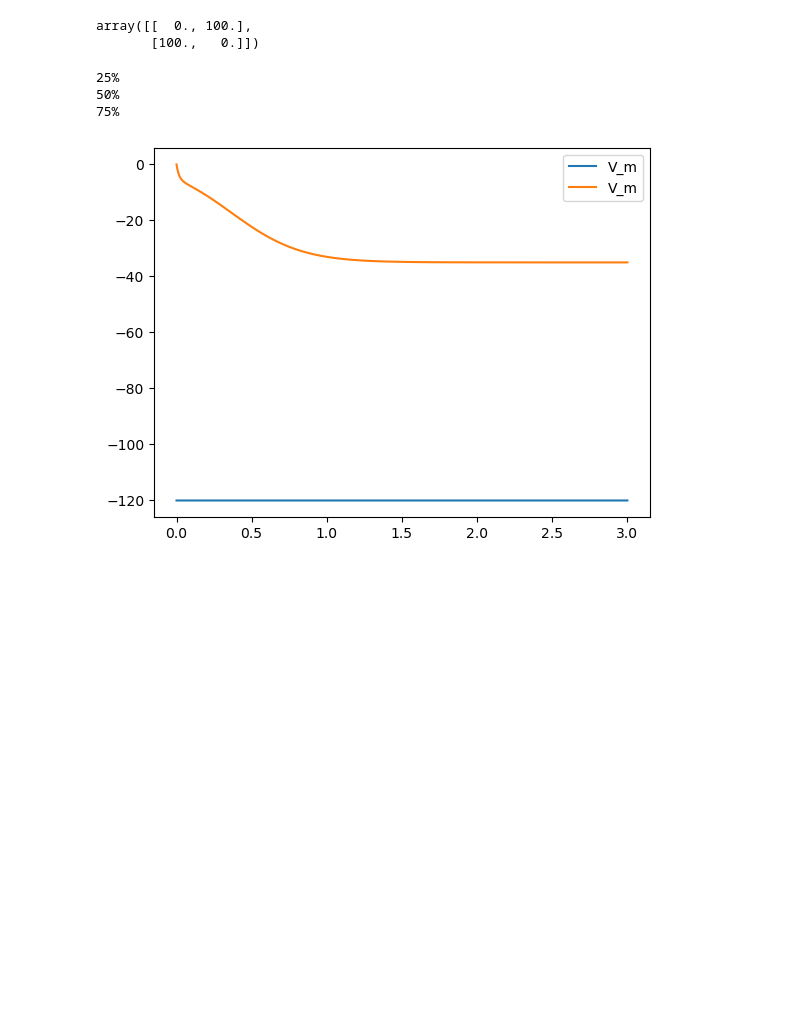
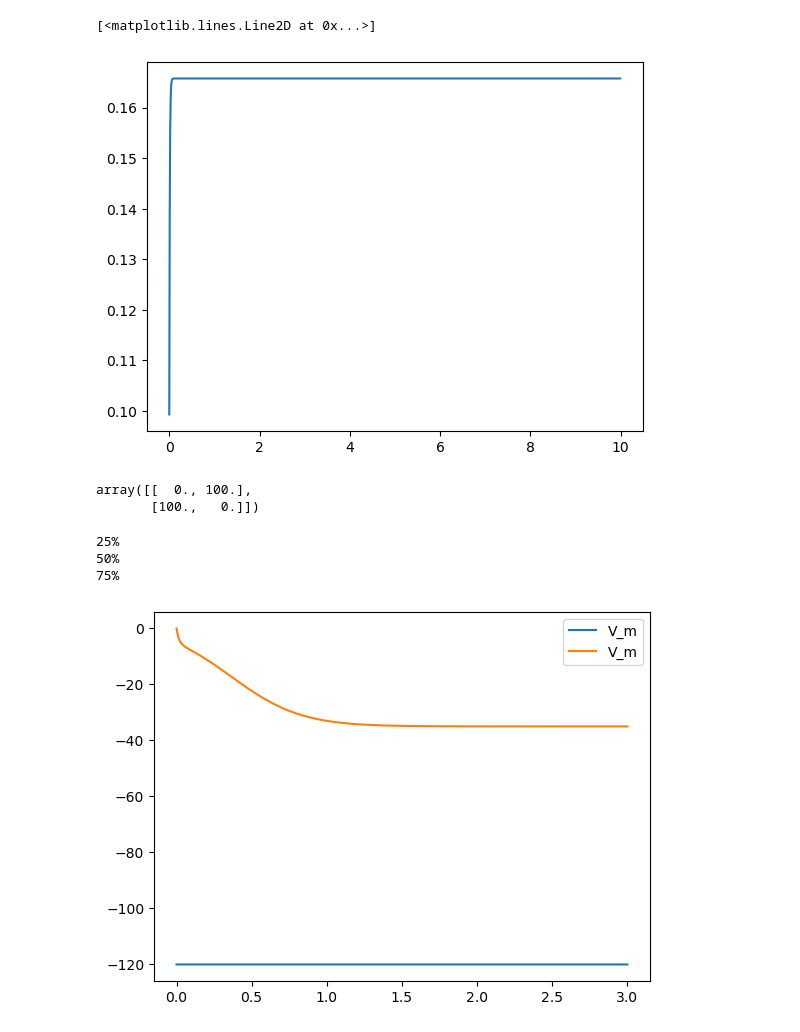
Before and after one commit to BenThrelfall/the_worm_machine, a Jupyter notebook: neuron_two.ipynb, the cells around one changed output. Saved outputs shown, nothing was run; the diff lists cells and outputs as text; code cells hidden in the pictures; blank space fills up the shorter version.

```diff
--- a/neuron_two.ipynb
+++ b/neuron_two.ipynb
@@ -21,11 +21,26 @@ def delta_s(V_m, s_i):
     a_r = 1
     a_d = 5
     beta = 0.125
-    V_th = 0 #??
+    V_th = -40 #??
 
     sig = 1 / (1 + np.exp(-beta * (V_m - V_th)))
 
     return a_r * sig * (1 - s_i) - a_d * s_i
+# %%
+s = 0
+s_array = []
+t_array = []
+for i in range(100 * 10):
+
+    d_s = delta_s(0, s)
+    s += d_s * 0.1
+    t_array.append(i * 0.01)
+    s_array.append(s)
+
+plt.plot(t_array, s_array)
+# %% [output]
+[<matplotlib.lines.Line2D at 0x...>]
+[figure, added]
 # %%
 def I_leak(V_m):
     E_leak = -35 #mV
```
